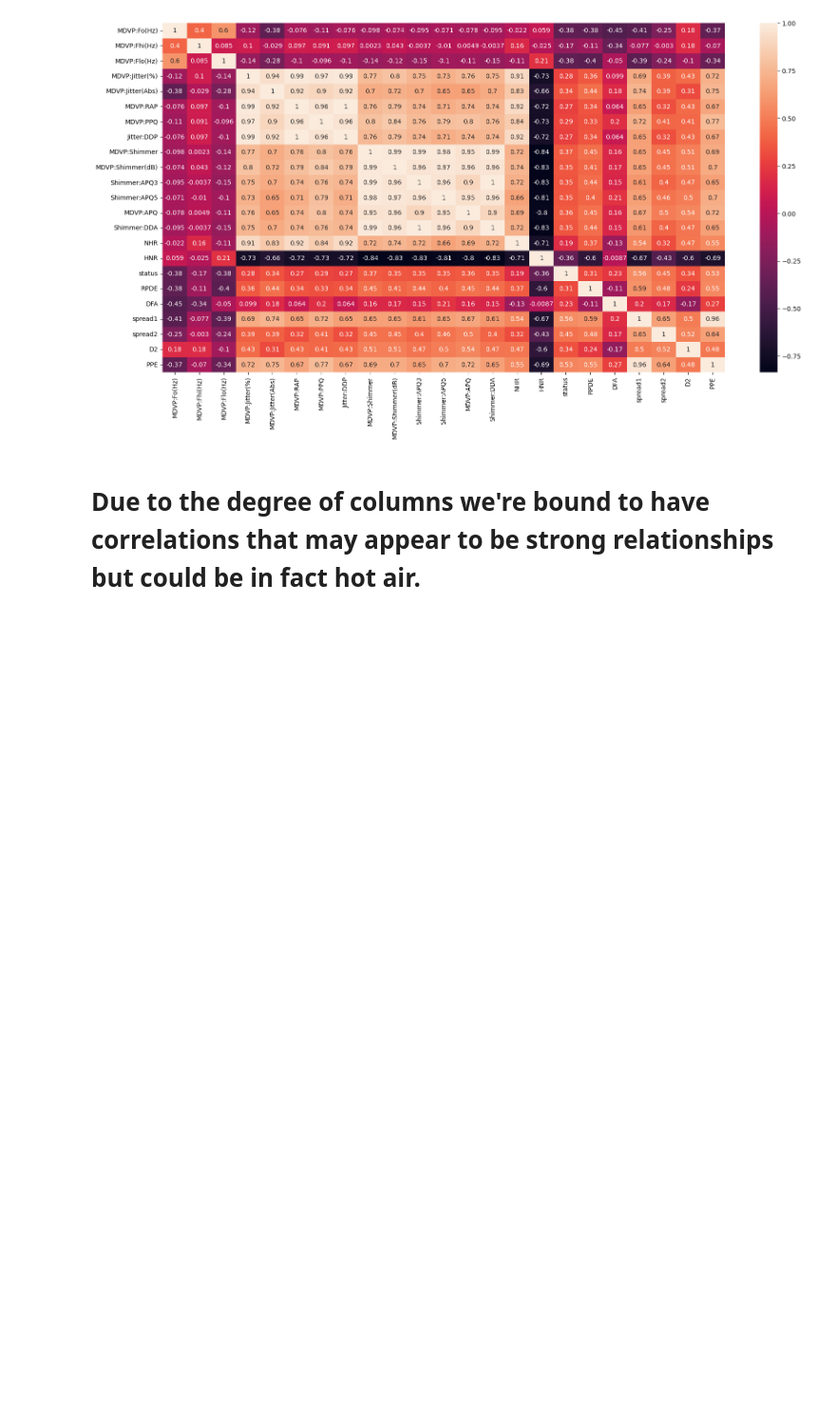
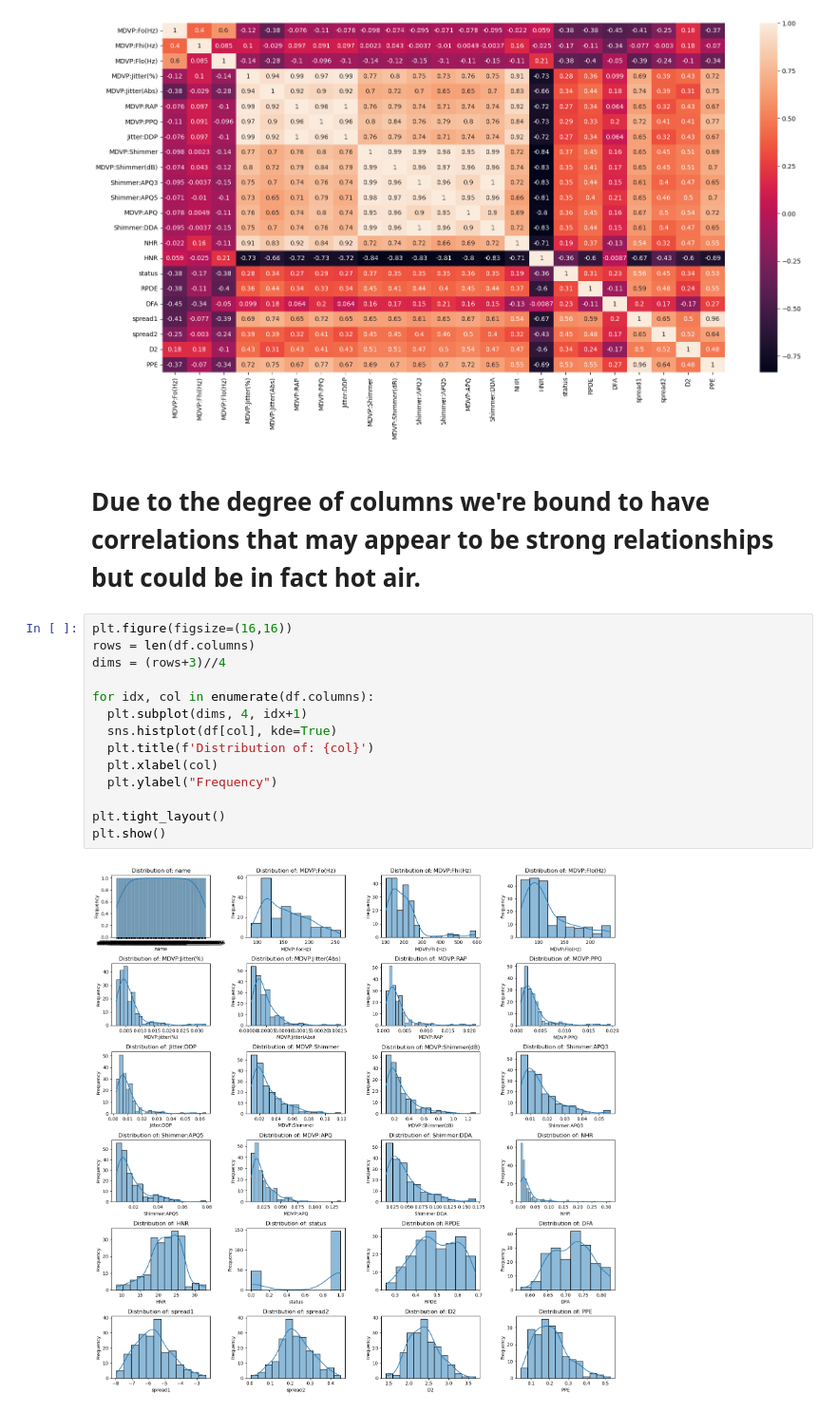
Before and after one commit to MaukanMir/Parkinsons-Classification-Analysis, a Jupyter notebook: training.ipynb, the cells around one changed output. Shown at 95% size. Saved outputs shown, nothing was run; the diff lists cells and outputs as text; blank space fills up the shorter version.

```diff
--- a/training.ipynb
+++ b/training.ipynb
@@ -128,3 +128,19 @@ sns.heatmap(data=relations, annot=True)
 [figure]
 # %% [markdown]
 # Due to the degree of columns we're bound to have correlations that may appear to be strong relationships but could be in fact hot air.
+# %%
+plt.figure(figsize=(16,16))
+rows = len(df.columns)
+dims = (rows+3)//4
+
+for idx, col in enumerate(df.columns):
+  plt.subplot(dims, 4, idx+1)
+  sns.histplot(df[col], kde=True)
+  plt.title(f'Distribution of: {col}')
+  plt.xlabel(col)
+  plt.ylabel("Frequency")
+
+plt.tight_layout()
+plt.show()
+# %% [output]
+[figure, added]
```
